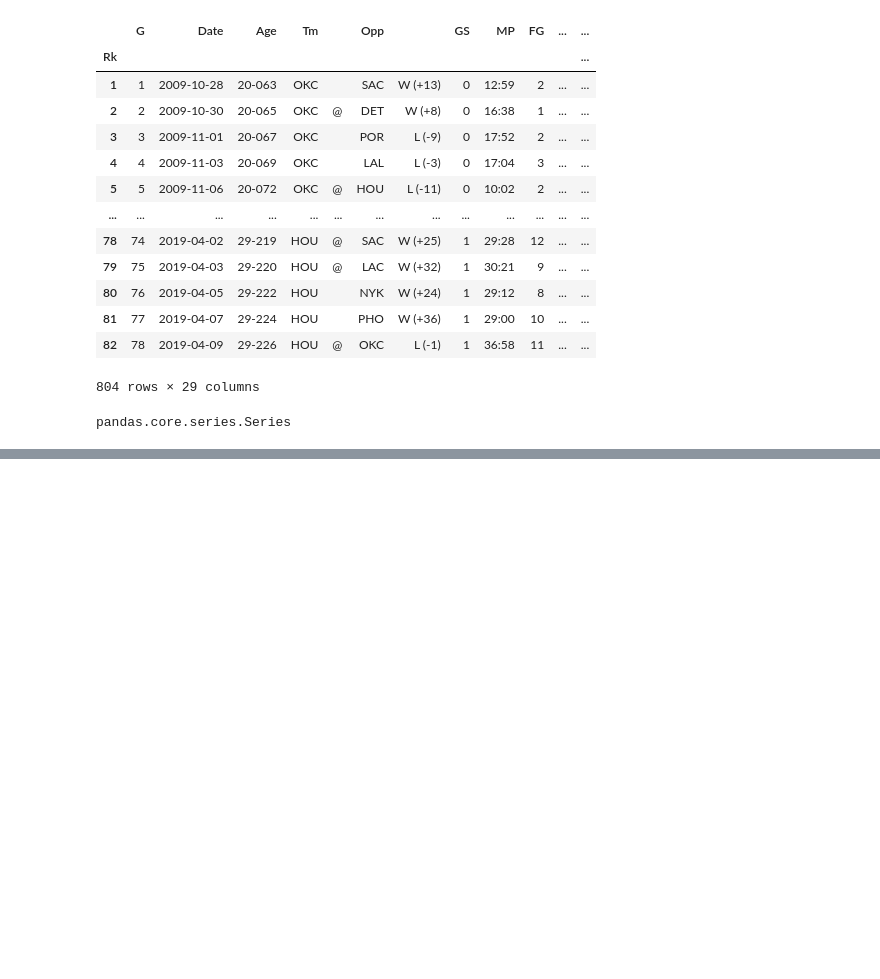
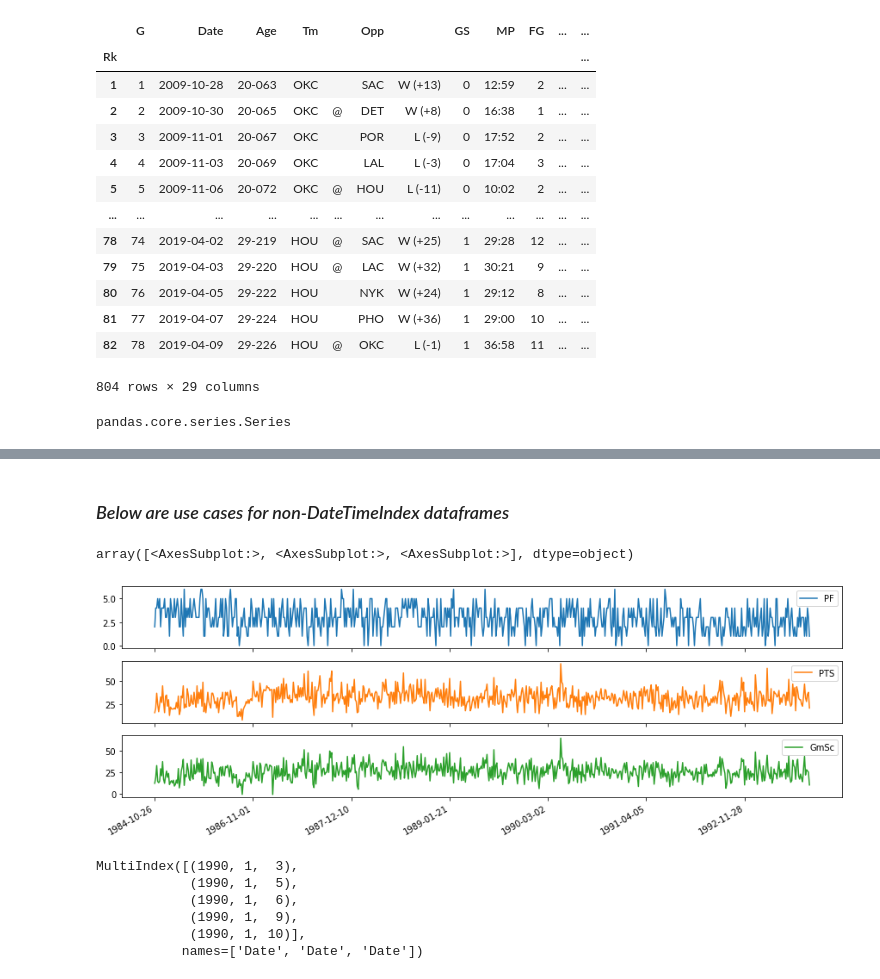
Before and after one commit to samhld/nba_stats, a Jupyter notebook: scratchpads/first.ipynb, the cells around one changed output, grey strips where cells are left out. Drawn from its saved outputs; the diff is of its cells as text; code cells hidden in the pictures; blank space fills up the shorter version.

```diff
--- a/scratchpads/first.ipynb
+++ b/scratchpads/first.ipynb
@@ -324,0 +236,7 @@ mj.head()
+# %%
+mj_playoffs = mj
+mj = pd.concat([pb.get_player_gamelog("jordami01","1985"),pb.get_player_gamelog("jordami01","1986"),pb.get_player_gamelog("jordami01","1987"),
+                   pb.get_player_gamelog("jordami01","1988"),pb.get_player_gamelog("jordami01","1989"),pb.get_player_gamelog("jordami01","1990"),
+                   pb.get_player_gamelog("jordami01","1991"),pb.get_player_gamelog("jordami01","1992"),pb.get_player_gamelog("jordami01","1993")])
+mj.reset_index()
+mj.index
@@ -338,0 +304,24 @@ mj.resample(rule='A').mean()
+# %% [markdown]
+### *Below are use cases for non-DateTimeIndex dataframes*
+# %%
+# Change index to strings so plotting becomes categorical
+# When using DateTimeIndex, the date logic imputes dates that have no data
+# which creates large gaps in the graph
+mj_str_index = mj.set_index(pd.Series(mj.index.format()))
+mj_str_index[cols[25:]].plot(figsize=(15,5),subplots=True)
+# %% [output]
+array([<AxesSubplot:>, <AxesSubplot:>, <AxesSubplot:>], dtype=object)
+[figure, added]
+# %%
+# Index df with MultiIndex made up of year, month, date of records
+date_index_arrays = [mj_1990.index.year, mj_1990.index.month, mj_1990.index.day]
+mi = pd.MultiIndex.from_arrays(date_index_arrays)
+mj_1990_mi = mj_1990.set_index(mi)
+mj_1990_mi.index[:5]
+# %% [output]
+MultiIndex([(1990, 1,  3),
+            (1990, 1,  5),
+            (1990, 1,  6),
+            (1990, 1,  9),
+            (1990, 1, 10)],
+           names=['Date', 'Date', 'Date'])
```
Also changed, not shown: parts of 28 cells of this notebook, 6 other files.
